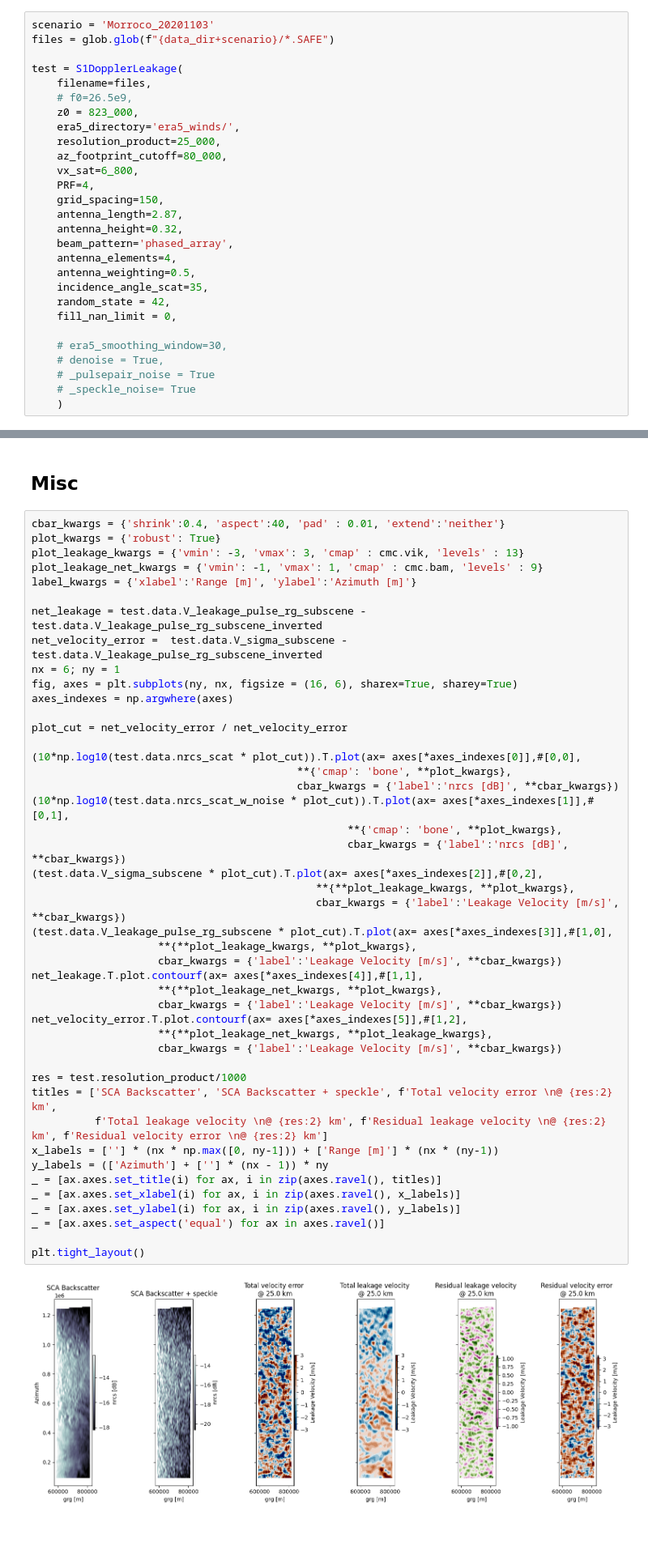
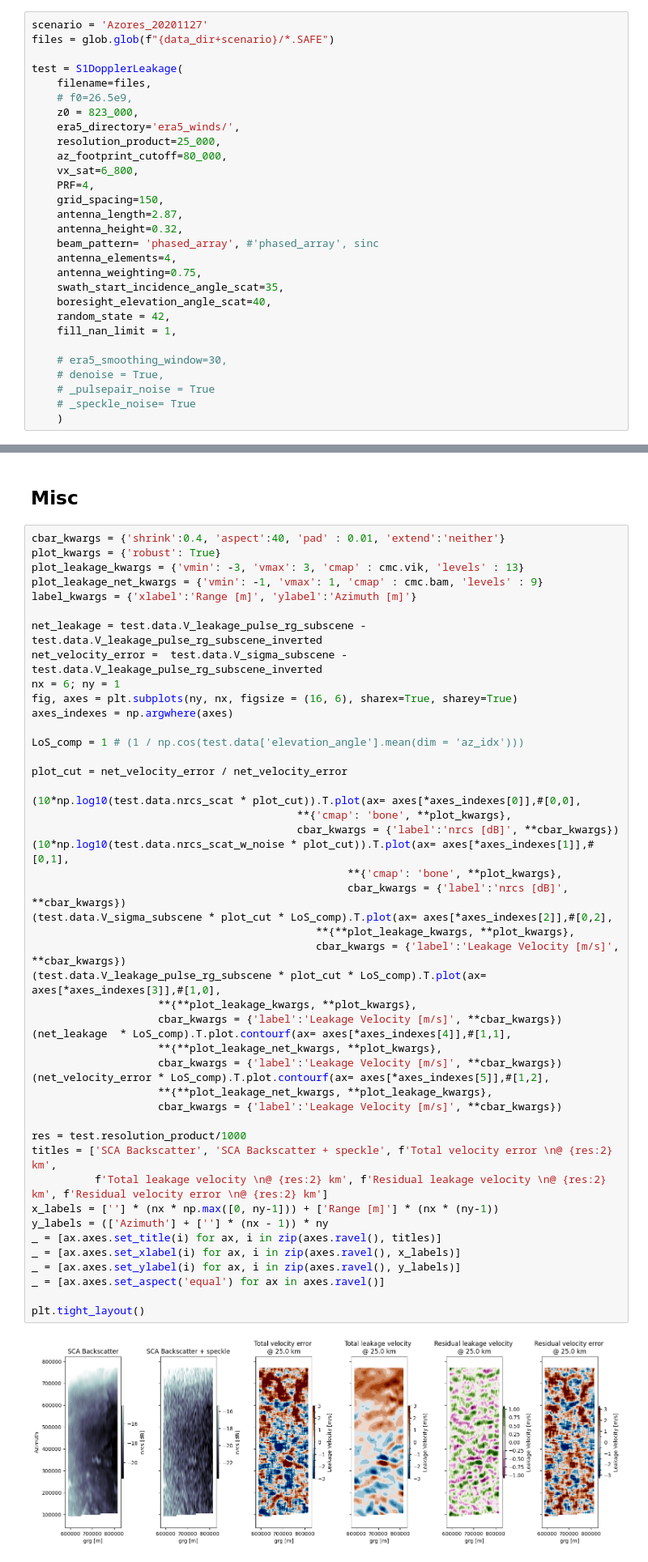
Before and after one commit to owenodriscoll/DopSCA_leakage, a Jupyter notebook: Sentinel1_analyses/process_sentinel1_chain.ipynb, the cells around one changed output, grey strips where cells are left out. Shown at 81% size. Saved outputs shown, nothing was run; the diff lists cells and outputs as text; blank space fills up the shorter version.

```diff
--- a/Sentinel1_analyses/process_sentinel1_chain.ipynb
+++ b/Sentinel1_analyses/process_sentinel1_chain.ipynb
@@ -52,7 +52,7 @@ scenarios
  'Morroco_20201115',
  'Scotland_20231109']
 # %%
-scenario = 'Morroco_20201103'
+scenario = 'Azores_20201127'
 files = glob.glob(f"{data_dir+scenario}/*.SAFE")
 
 test = S1DopplerLeakage(
@@ -67,12 +67,13 @@ test = S1DopplerLeakage(
     grid_spacing=150,
     antenna_length=2.87,
     antenna_height=0.32,
-    beam_pattern='phased_array',
+    beam_pattern= 'phased_array', #'phased_array', sinc
     antenna_elements=4,
-    antenna_weighting=0.5,
-    incidence_angle_scat=35,
+    antenna_weighting=0.75,
+    swath_start_incidence_angle_scat=35,
+    boresight_elevation_angle_scat=40,
     random_state = 42,
-    fill_nan_limit = 0,
+    fill_nan_limit = 1,
 
     # era5_smoothing_window=30,
     # denoise = True,
@@ -109,40 +110,42 @@ nx = 6; ny = 1
 fig, axes = plt.subplots(ny, nx, figsize = (16, 6), sharex=True, sharey=True)
 axes_indexes = np.argwhere(axes)
 
+LoS_comp = 1 # (1 / np.cos(test.data['elevation_angle'].mean(dim = 'az_idx')))
+
 plot_cut = net_velocity_error / net_velocity_error
 
 (10*np.log10(test.data.nrcs_scat * plot_cut)).T.plot(ax= axes[*axes_indexes[0]],#[0,0],
                                           **{'cmap': 'bone', **plot_kwargs},
                                           cbar_kwargs = {'label':'nrcs [dB]', **cbar_kwargs})
 (10*np.log10(test.data.nrcs_scat_w_noise * plot_cut)).T.plot(ax= axes[*axes_indexes[1]],#[0,1],
                                                   **{'cmap': 'bone', **plot_kwargs},
                                                   cbar_kwargs = {'label':'nrcs [dB]', **cbar_kwargs})
-(test.data.V_sigma_subscene * plot_cut).T.plot(ax= axes[*axes_indexes[2]],#[0,2],
+(test.data.V_sigma_subscene * plot_cut * LoS_comp).T.plot(ax= axes[*axes_indexes[2]],#[0,2],
                                              **{**plot_leakage_kwargs, **plot_kwargs},
                                              cbar_kwargs = {'label':'Leakage Velocity [m/s]', **cbar_kwargs})
-(test.data.V_leakage_pulse_rg_subscene * plot_cut).T.plot(ax= axes[*axes_indexes[3]],#[1,0],
+(test.data.V_leakage_pulse_rg_subscene * plot_cut * LoS_comp).T.plot(ax= axes[*axes_indexes[3]],#[1,0],
                     **{**plot_leakage_kwargs, **plot_kwargs},
                     cbar_kwargs = {'label':'Leakage Velocity [m/s]', **cbar_kwargs})
-net_leakage.T.plot.contourf(ax= axes[*axes_indexes[4]],#[1,1],
+(net_leakage  * LoS_comp).T.plot.contourf(ax= axes[*axes_indexes[4]],#[1,1],
                     **{**plot_leakage_net_kwargs, **plot_kwargs},
                     cbar_kwargs = {'label':'Leakage Velocity [m/s]', **cbar_kwargs})
-net_velocity_error.T.plot.contourf(ax= axes[*axes_indexes[5]],#[1,2],
+(net_velocity_error * LoS_comp).T.plot.contourf(ax= axes[*axes_indexes[5]],#[1,2],
                     **{**plot_leakage_net_kwargs, **plot_leakage_kwargs},
                     cbar_kwargs = {'label':'Leakage Velocity [m/s]', **cbar_kwargs})
 
 res = test.resolution_product/1000
 titles = ['SCA Backscatter', 'SCA Backscatter + speckle', f'Total velocity error \n@ {res:2} km',
           f'Total leakage velocity \n@ {res:2} km', f'Residual leakage velocity \n@ {res:2} km', f'Residual velocity error \n@ {res:2} km']
 x_labels = [''] * (nx * np.max([0, ny-1])) + ['Range [m]'] * (nx * (ny-1))
 y_labels = (['Azimuth'] + [''] * (nx - 1)) * ny
 _ = [ax.axes.set_title(i) for ax, i in zip(axes.ravel(), titles)]
 _ = [ax.axes.set_xlabel(i) for ax, i in zip(axes.ravel(), x_labels)]
 _ = [ax.axes.set_ylabel(i) for ax, i in zip(axes.ravel(), y_labels)]
 _ = [ax.axes.set_aspect('equal') for ax in axes.ravel()]
 
 plt.tight_layout()
 # %% [output]
-[figure, old version]
+[figure, new version]
 # %%
 func_rmse = lambda x, rounding=3:  np.round(np.sqrt(np.mean(x**2)).values*1, rounding)
 func_rmse(net_leakage)
```
Also changed, not shown: parts of 4 cells of this notebook, 7 other files.
